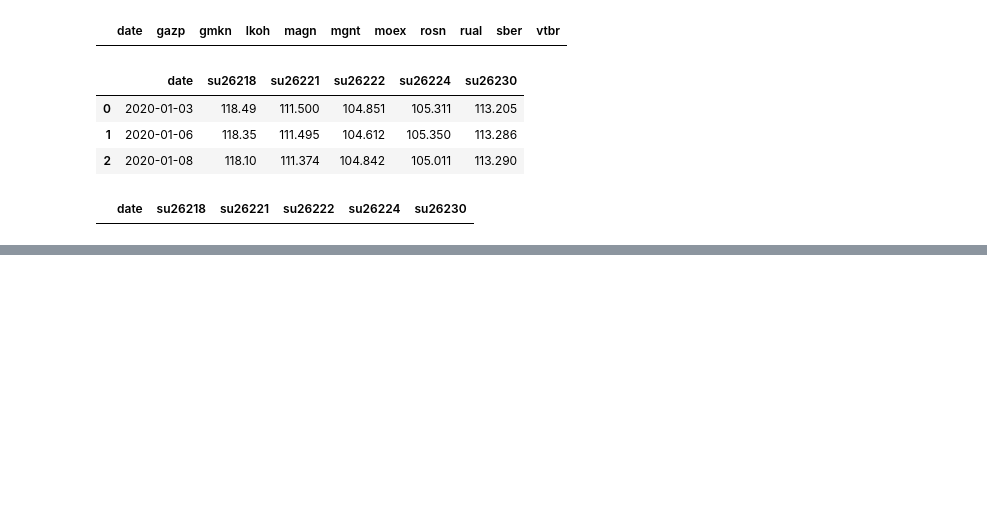
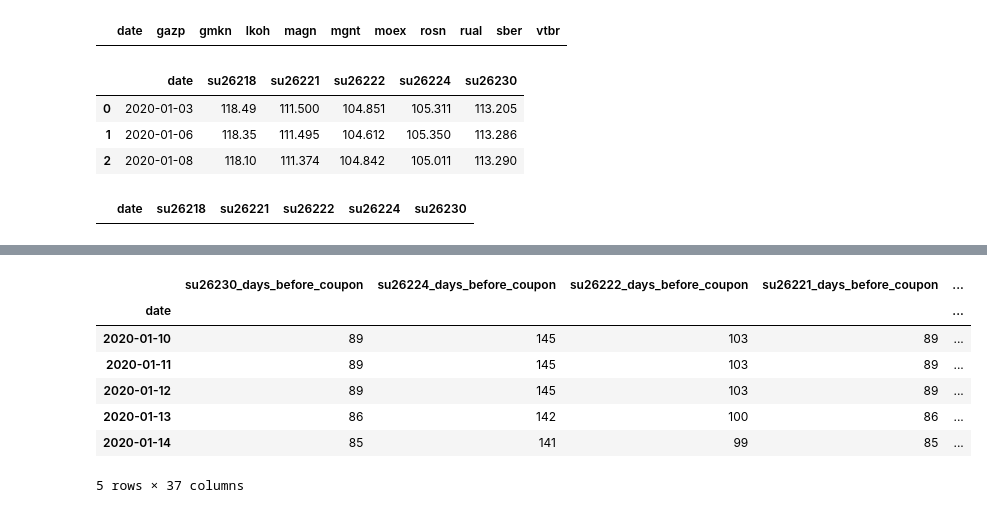
Before and after one commit to vladimirKarlov01/portfolio-risk, a Jupyter notebook: notebooks/collect_dataset.ipynb, the cells around one changed output, grey strips where cells are left out. Drawn from its saved outputs; the diff is of its cells as text; code cells hidden in the pictures; blank space fills up the shorter version.

```diff
--- a/notebooks/collect_dataset.ipynb
+++ b/notebooks/collect_dataset.ipynb
@@ -83,0 +98,12 @@ df.to_csv(DATA_PATH / 'all_data.csv')
+# %%
+sofr_processed = (
+    pd.read_excel(DATA_PATH / 'risk_factors/sofr.xlsx')
+    .rename(columns={'Effective Date': 'date', 'Rate (%)': 'sofr'})
+    .assign(date=lambda df: pd.to_datetime(df['date']))
+    .set_index('date')
+    .sort_index()
+    .resample('1D')
+    .ffill()
+)
+# %%
+sofr_processed.index = sofr_processed.index.astype(str)
@@ -83,0 +139,13 @@ df.to_csv(DATA_PATH / 'all_data.csv')
+# %%
+all_data = all_data.join(sofr_processed)
+# %%
+all_data.head()
+# %% [output]
+|  | su26230_days_before_coupon | su26224_days_before_coupon | su26222_days_before_coupon | su26221_days_before_coupon | ... |
+| date |  |  |  |  | ... |
+| 2020-01-10 | 89 | 145 | 103 | 89 | ... |
+| 2020-01-11 | 89 | 145 | 103 | 89 | ... |
+| 2020-01-12 | 89 | 145 | 103 | 89 | ... |
+| 2020-01-13 | 86 | 142 | 100 | 86 | ... |
+| 2020-01-14 | 85 | 141 | 99 | 85 | ... |
+5 rows × 37 columns
```
Also changed, not shown: parts of 5 cells of this notebook, 3 other files.
